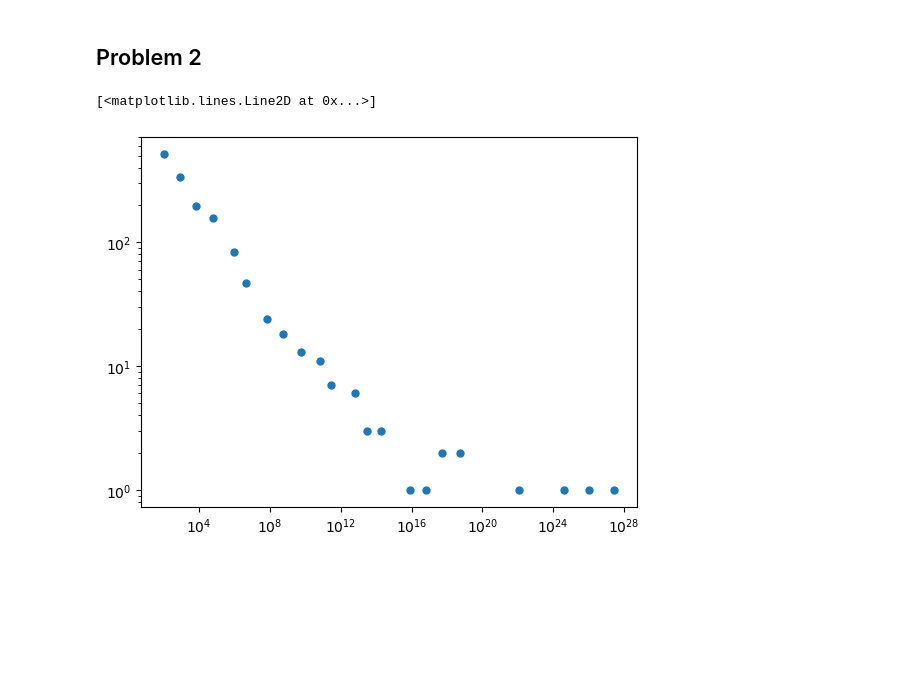
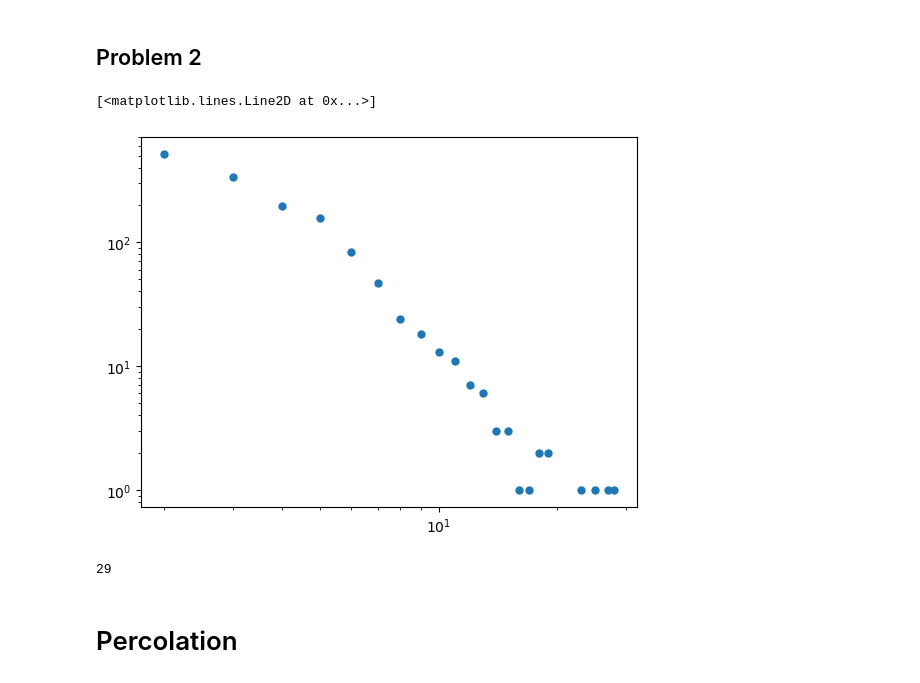
Before and after one commit to swilliamson7/comp_physics_sw, a Jupyter notebook: hw/hw1_solutions_sw.ipynb, the cells around one changed output. Saved outputs shown, nothing was run; the diff lists cells and outputs as text; code cells hidden in the pictures; blank space fills up the shorter version.

```diff
--- a/hw/hw1_solutions_sw.ipynb
+++ b/hw/hw1_solutions_sw.ipynb
@@ -111,7 +111,7 @@ class AbelianSandpile:
             # adding the below lists
 
             self.total_changes.append(total_change)
-            if total_change != 1:
+            if total_change > 1:
                 self.avalanch_happened.append(j)
 # %%
 # this block runs the simulation and produces pretty plots (all from the original jupyter notebook)
@@ -173,18 +173,23 @@ Text(0.5, 1.0, 'Avalanch activity in most recent timesteps')
 # %%
 # Now we want to show that there is a 1 / T^{alpha} waiting time between avalanch events. I added to the class
 # above a list that will keep track of the steps (j values) where an avalanch occurs
 
 # first computing the pairwise difference between the steps that had an avalanch, i.e. how long we
 # waited before another avalanch occured
 wait = [(event1 - event0 - 1) for event0, event1 in zip(model.avalanch_happened[:-1], model.avalanch_happened[1:])]
 
-log_bins = np.logspace(np.log10(2), np.log10(np.max(wait)), 50) # logarithmic bins for histogram
-vals, bins = np.histogram(wait, bins=log_bins)
+bins = np.arange(2, np.max(wait) + 1) # logarithmic bins for histogram
+vals, bins = np.histogram(wait, bins=bins)
 plt.figure()
-plt.loglog(10**bins[:-1], vals, '.', markersize=10)
-
+plt.loglog(bins[:-1], vals, '.', markersize=10)
 
 ##### not finished ########
 # %% [output]
 [<matplotlib.lines.Line2D at 0x...>]
-[figure, old version]
+[figure, new version]
+# %%
+np.max(wait)
+# %% [output]
+29
+# %% [markdown]
+# Percolation
```
Also changed, not shown: parts of 1 cell of this notebook, 1 other file.
